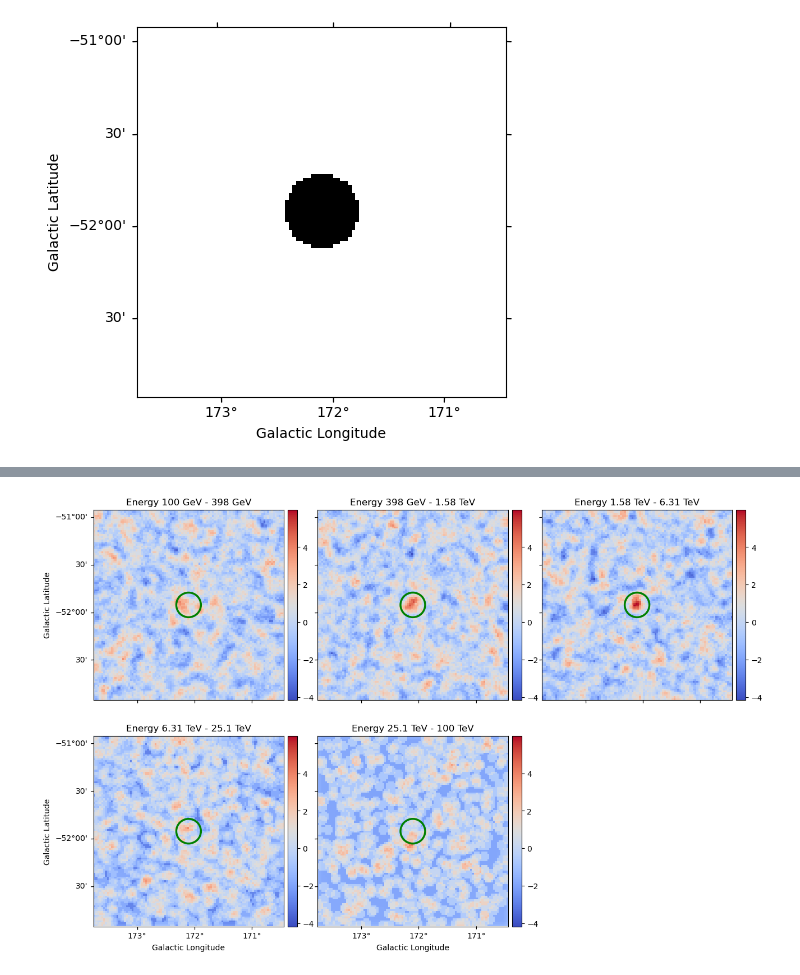
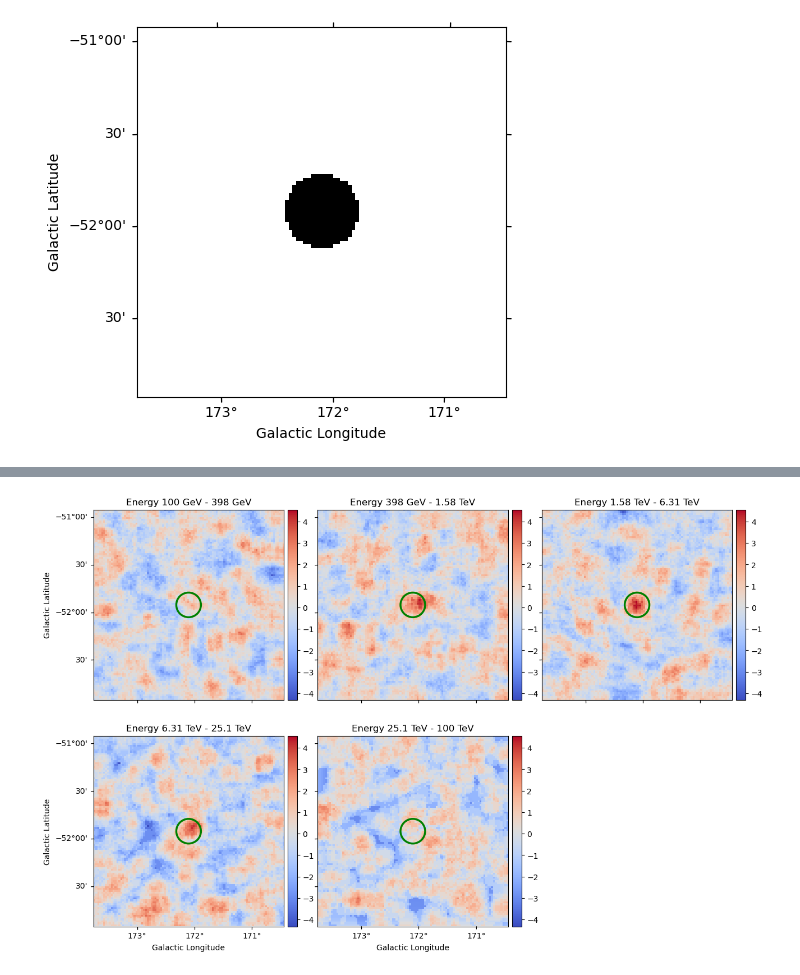
Before and after one commit to tcaba2/MASS_Thesis, a Jupyter notebook: simulations/Fermi/Experiment/Exp2.ipynb, the cells around one changed output, grey strips where cells are left out. Cells and saved outputs as stored; diff of their text form; code cells hidden in the pictures.

```diff
--- a/simulations/Fermi/Experiment/Exp2.ipynb
+++ b/simulations/Fermi/Experiment/Exp2.ipynb
@@ -243,0 +161,42 @@ No default lower safe energy threshold defined for obs 5
+# %%
+if bkg == "FoV":
+    geom = WcsGeom.create(
+        skydir=(target_position.galactic.l.deg , target_position.galactic.b.deg),
+        binsz=binsz,
+        width=(width, width),
+        frame="galactic",
+        proj="CAR",
+        axes=[energy_axis],
+    )
+
+    template = MapDataset.create(geom=geom, energy_axis_true=energy_axis_true, name="my-dataset")
+
+    stacked = MapDataset.create(geom=geom, energy_axis_true=energy_axis_true, name="my-dataset")
+
+    dataset_maker = MapDatasetMaker()
+
+    maker_fov = FoVBackgroundMaker(method="scale",
+                                   exclusion_mask=exclusion_mask,
+                                   )
+
+# let's impone a safe range for the analysis: we consider only events at a distance from the pointing direction < 3 deg.
+offset_max = 3 * u.deg
+safe_mask_masker = SafeMaskMaker(
+    methods=["aeff-default"], offset_max=offset_max
+#    methods=["offset-max", "aeff-default"], offset_max=offset_max
+#    methods=["offset-max", "aeff-max"], offset_max=offset_max, aeff_percent=10
+)
+
+# let's create the dataset for each observation and stack them all:
+for i, observation in enumerate(observations):
+    if bkg == "FoV":
+        dataset = dataset_maker.run(template.copy(name=str(observation.obs_id)), observation)
+
+        # A MapDataset is filled in this cutout geometry
+        dataset = safe_mask_masker.run(dataset, observation)
+        dataset = maker_fov.run(dataset)
+
+        # The data quality cut is applied
+        stacked.stack(dataset)
+
+        print(f"{i+1} of {len(observations)}, Background norm obs {observation.obs_id}: {dataset.background_model.spectral_model.norm.value:.2f}")
@@ -258,29 +237,29 @@ plt.show()
 # %%
 # let's consider more than one energy bin and a correlation radius of 0.1 deg
 estimator = ExcessMapEstimator(
-    correlation_radius="0.05 deg",
+    correlation_radius="0.1 deg",
     selection_optional="all",
     #energy_edges=[0.5, 2, 5, 10, 30, 100] * u.TeV,
     energy_edges=energy_axis.downsample(6).edges,
 )
 
 result = estimator.run(stacked)
 ax = result["sqrt_ts"].plot_grid(
     figsize=(15, 10), cmap="coolwarm", add_cbar=True,
     vmin=np.min(result["sqrt_ts"].data[~np.isnan(result["sqrt_ts"].data)]),
     vmax=np.max(result["sqrt_ts"].data[~np.isnan(result["sqrt_ts"].data)]),
     ncols=3)
 
 for p in ax.reshape(ax.size):
     p.scatter(
         target_position.galactic.l.deg, target_position.galactic.b.deg,
         transform=p.get_transform("galactic"),
         color="None", edgecolor="g", marker="o",
         s=1000, lw=2.5,
     )
 
 plt.show()
 # %% [output]
-[figure, old version]
+[figure, new version]
 # %%
 excess_estimator_integrated = ExcessMapEstimator(
```
Also changed, not shown: parts of 14 cells of this notebook, 20 other files.
